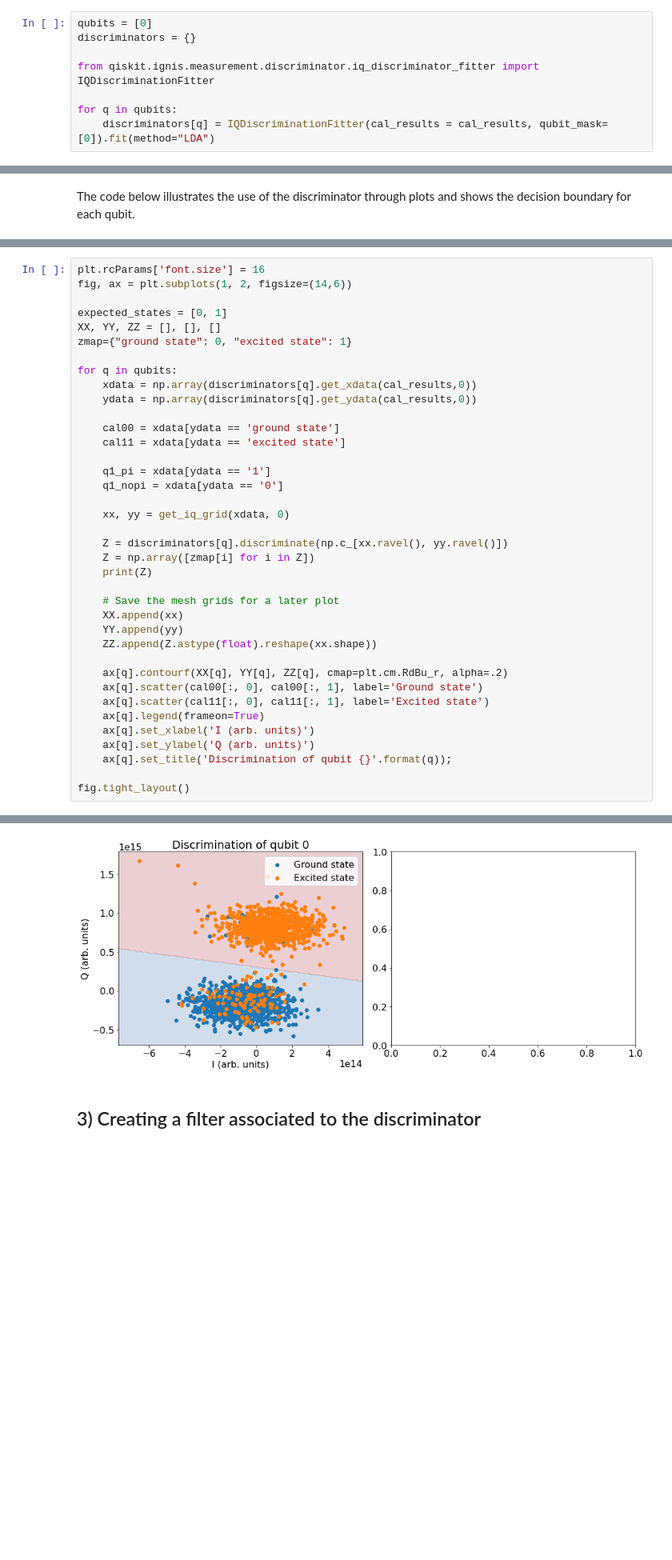
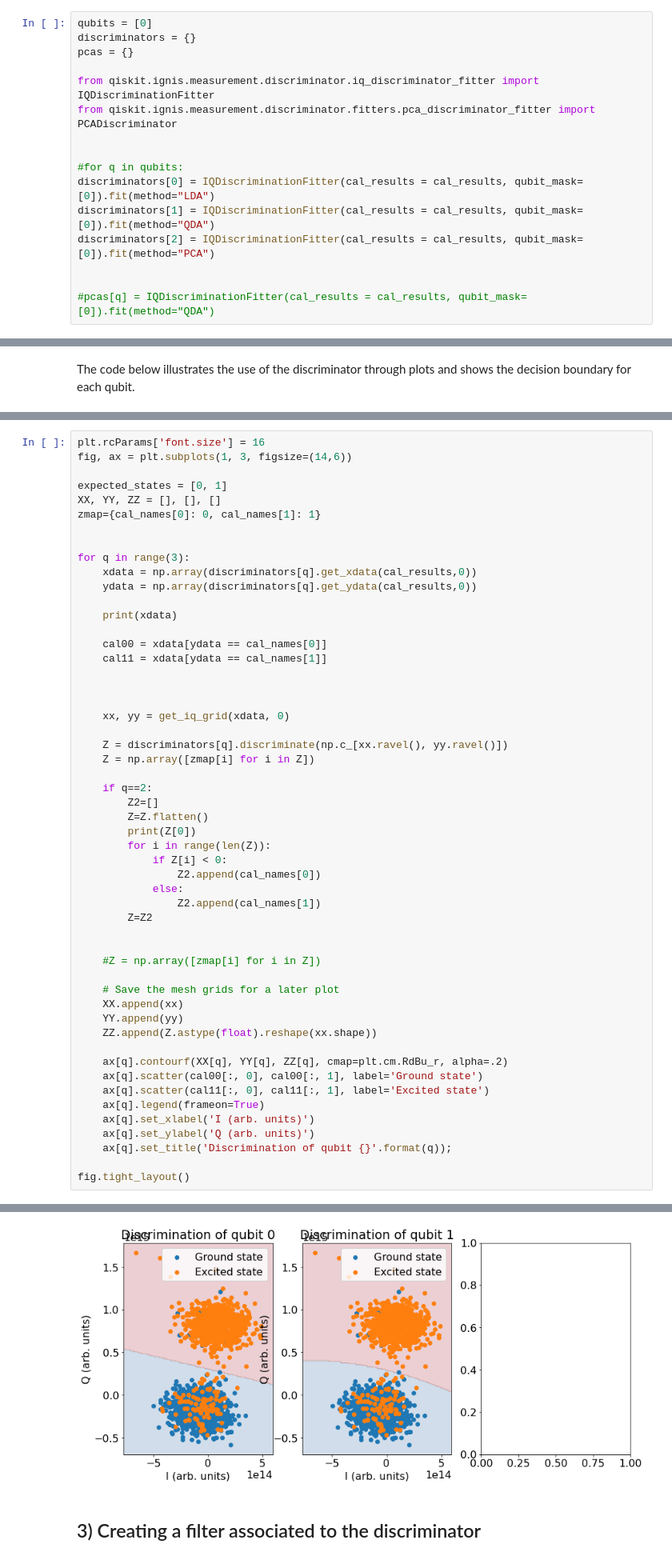
Before and after one commit to qiskit-community/qiskit-ignis, a Jupyter notebook: qiskit/ignis/measurement/discriminator/calibrating-qubits-pulse.ipynb, the cells around one changed output, grey strips where cells are left out. Shown at 80% size. Saved outputs shown, nothing was run; the diff lists cells and outputs as text; blank space fills up the shorter version.

```diff
--- a/qiskit/ignis/measurement/discriminator/calibrating-qubits-pulse.ipynb
+++ b/qiskit/ignis/measurement/discriminator/calibrating-qubits-pulse.ipynb
@@ -528,9 +588,17 @@ The routine below is the **core of the discriminant analysis**. A call to the co
 # %%
 qubits = [0]
 discriminators = {}
+pcas = {}
 
 from qiskit.ignis.measurement.discriminator.iq_discriminator_fitter import IQDiscriminationFitter
+from qiskit.ignis.measurement.discriminator.fitters.pca_discriminator_fitter import PCADiscriminator
 
-for q in qubits:
-    discriminators[q] = IQDiscriminationFitter(cal_results = cal_results, qubit_mask=[0]).fit(method="LDA")
+
+#for q in qubits:
+discriminators[0] = IQDiscriminationFitter(cal_results = cal_results, qubit_mask=[0]).fit(method="LDA")
+discriminators[1] = IQDiscriminationFitter(cal_results = cal_results, qubit_mask=[0]).fit(method="QDA")
+discriminators[2] = IQDiscriminationFitter(cal_results = cal_results, qubit_mask=[0]).fit(method="PCA")
+
+
+#pcas[q] = IQDiscriminationFitter(cal_results = cal_results, qubit_mask=[0]).fit(method="QDA")
 # %% [output]
@@ -571,26 +652,41 @@ def get_iq_grid(xdata, qubit):
 # %%
 plt.rcParams['font.size'] = 16
-fig, ax = plt.subplots(1, 2, figsize=(14,6))
+fig, ax = plt.subplots(1, 3, figsize=(14,6))
 
 expected_states = [0, 1]
 XX, YY, ZZ = [], [], []
-zmap={"ground state": 0, "excited state": 1}
+zmap={cal_names[0]: 0, cal_names[1]: 1}
 
-for q in qubits:
+
+for q in range(3):
     xdata = np.array(discriminators[q].get_xdata(cal_results,0))
     ydata = np.array(discriminators[q].get_ydata(cal_results,0))
 
-    cal00 = xdata[ydata == 'ground state']
-    cal11 = xdata[ydata == 'excited state']
+    print(xdata)
 
-    q1_pi = xdata[ydata == '1']
-    q1_nopi = xdata[ydata == '0']
+    cal00 = xdata[ydata == cal_names[0]]
+    cal11 = xdata[ydata == cal_names[1]]
+
+
 
     xx, yy = get_iq_grid(xdata, 0)
 
     Z = discriminators[q].discriminate(np.c_[xx.ravel(), yy.ravel()])
     Z = np.array([zmap[i] for i in Z])
-    print(Z)
+
+    if q==2:
+        Z2=[]
+        Z=Z.flatten()
+        print(Z[0])
+        for i in range(len(Z)):
+            if Z[i] < 0:
+                Z2.append(cal_names[0])
+            else:
+                Z2.append(cal_names[1])
+        Z=Z2
+
+
+    #Z = np.array([zmap[i] for i in Z])
 
     # Save the mesh grids for a later plot
     XX.append(xx)
@@ -617,4 +724,4 @@ appending 0
-[figure, old version]
+[figure, new version]
 # %% [markdown]
 ## 3) Creating a filter associated to the discriminator
 # %% [markdown]
```
Also changed, not shown: parts of 13 cells of this notebook.
